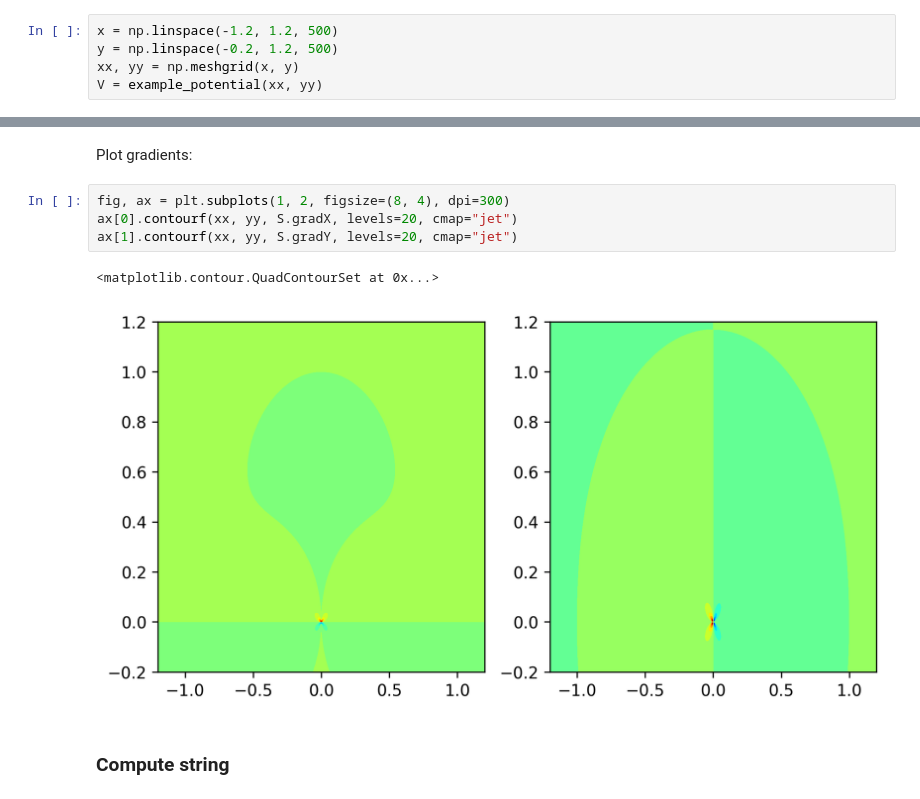
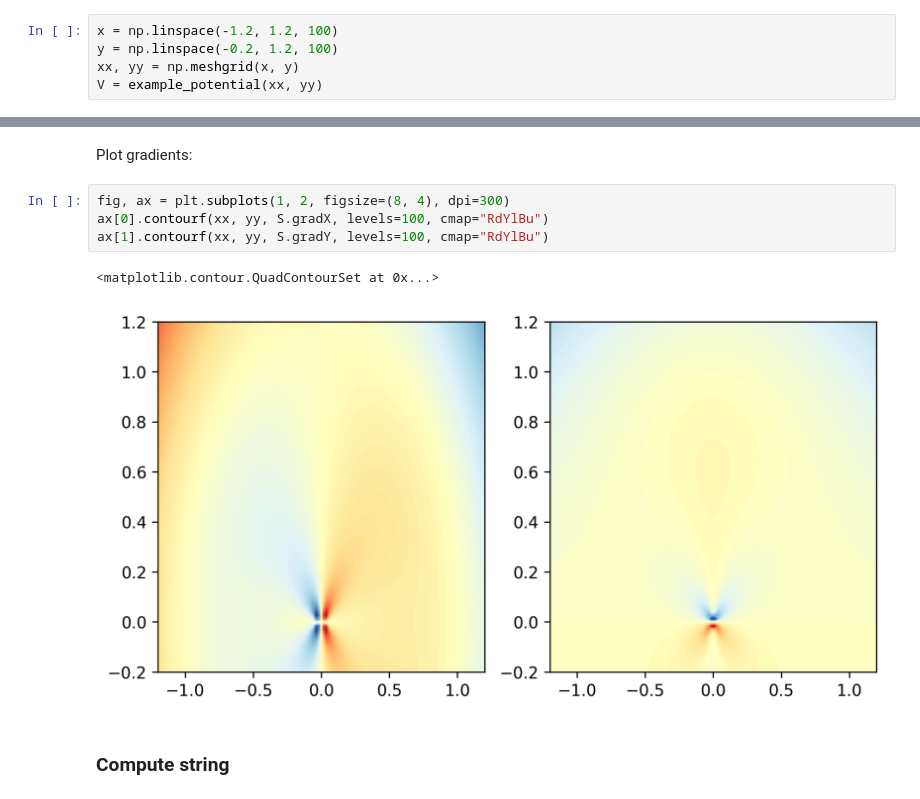
Before and after one commit to apallath/stringmethod, a Jupyter notebook: examples/1_analytical_potential_2D_string.ipynb, the cells around one changed output, grey strips where cells are left out. Cells and saved outputs as stored; diff of their text form.

```diff
--- a/examples/1_analytical_potential_2D_string.ipynb
+++ b/examples/1_analytical_potential_2D_string.ipynb
@@ -13,8 +13,8 @@ We'll first apply the string method to the example described in the simplified s
 def example_potential(x, y):
     return (1 - x ** 2 - y ** 2) ** 2 + y ** 2 / (x ** 2 + y ** 2)
 # %%
-x = np.linspace(-1.2, 1.2, 500)
-y = np.linspace(-0.2, 1.2, 500)
+x = np.linspace(-1.2, 1.2, 100)
+y = np.linspace(-0.2, 1.2, 100)
 xx, yy = np.meshgrid(x, y)
 V = example_potential(xx, yy)
 # %% [markdown]
@@ -33,11 +33,11 @@ S.plot_V(levels=20)
 Plot gradients:
 # %%
 fig, ax = plt.subplots(1, 2, figsize=(8, 4), dpi=300)
-ax[0].contourf(xx, yy, S.gradX, levels=20, cmap="jet")
-ax[1].contourf(xx, yy, S.gradY, levels=20, cmap="jet")
+ax[0].contourf(xx, yy, S.gradX, levels=100, cmap="RdYlBu")
+ax[1].contourf(xx, yy, S.gradY, levels=100, cmap="RdYlBu")
 # %% [output]
 <matplotlib.contour.QuadContourSet at 0x...>
-[figure, old version]
+[figure, new version]
 # %% [markdown]
 ### Compute string
 # %%
```
Also changed, not shown: parts of 13 cells of this notebook, 2 other files.
